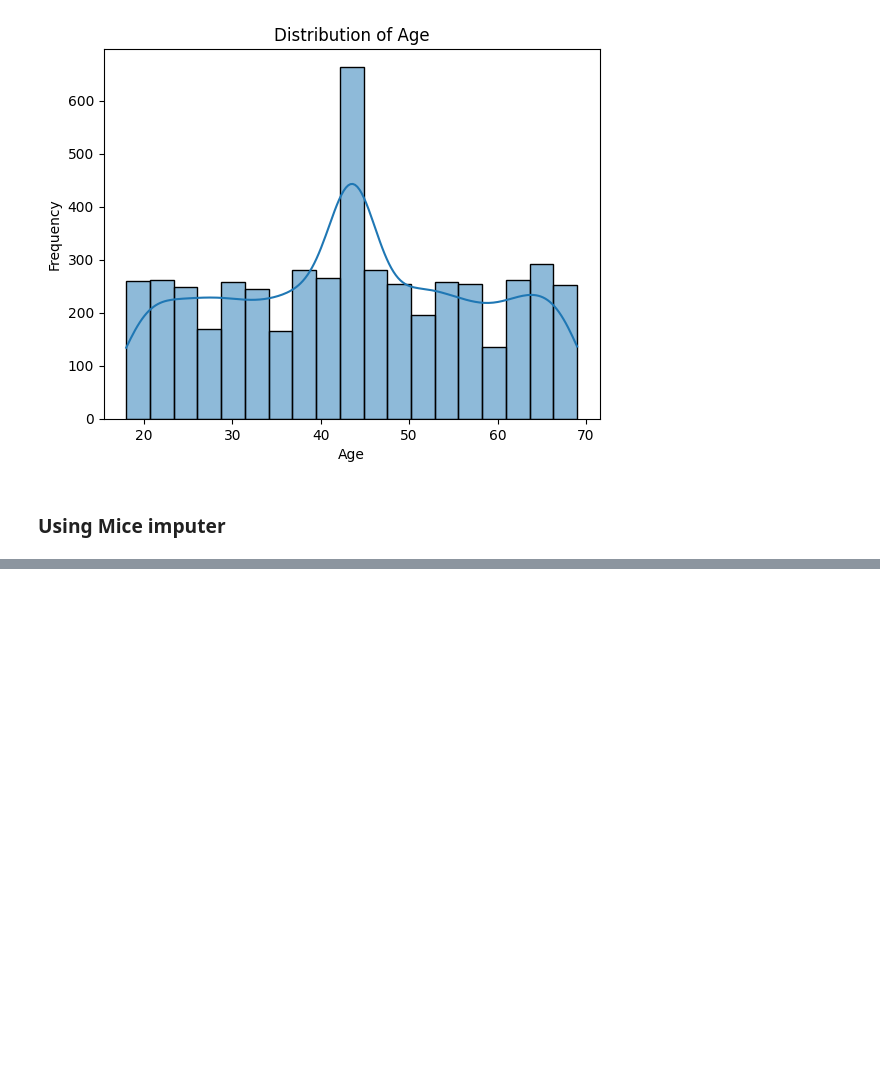
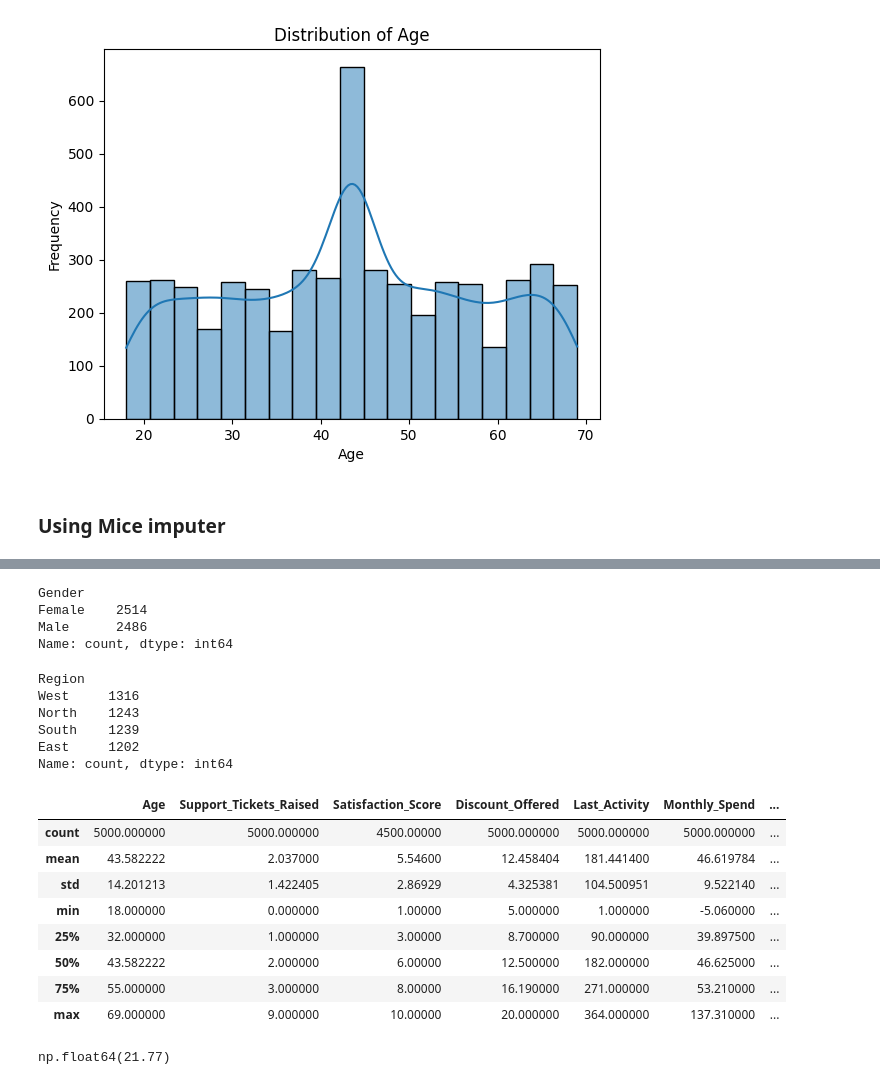
Before and after one commit to hamzasand/ML_from_Scratch, a Jupyter notebook: eda/data/eda.ipynb, the cells around one changed output, grey strips where cells are left out. Drawn from its saved outputs; the diff is of its cells as text; code cells hidden in the pictures; blank space fills up the shorter version.

```diff
--- a/eda/data/eda.ipynb
+++ b/eda/data/eda.ipynb
@@ -147,0 +169,32 @@ df[['Age']] = imputer.fit_transform(df[['Age']])
+# %%
+df['Gender'].value_counts()
+# %% [output]
+Gender
+Female    2514
+Male      2486
+Name: count, dtype: int64
+# %%
+df['Region'].value_counts()
+# %% [output]
+Region
+West     1316
+North    1243
+South    1239
+East     1202
+Name: count, dtype: int64
+# %%
+df.describe()
+# %% [output]
+|  | Age | Support_Tickets_Raised | Satisfaction_Score | Discount_Offered | Last_Activity | Monthly_Spend | ... |
+| count | 5000.000000 | 5000.000000 | 4500.00000 | 5000.000000 | 5000.000000 | 5000.000000 | ... |
+| mean | 43.582222 | 2.037000 | 5.54600 | 12.458404 | 181.441400 | 46.619784 | ... |
+| std | 14.201213 | 1.422405 | 2.86929 | 4.325381 | 104.500951 | 9.522140 | ... |
+| min | 18.000000 | 0.000000 | 1.00000 | 5.000000 | 1.000000 | -5.060000 | ... |
+| 25% | 32.000000 | 1.000000 | 3.00000 | 8.700000 | 90.000000 | 39.897500 | ... |
+| 50% | 43.582222 | 2.000000 | 6.00000 | 12.500000 | 182.000000 | 46.625000 | ... |
+| 75% | 55.000000 | 3.000000 | 8.00000 | 16.190000 | 271.000000 | 53.210000 | ... |
+| max | 69.000000 | 9.000000 | 10.00000 | 20.000000 | 364.000000 | 137.310000 | ... |
+# %%
+df[df['Monthly_Spend'] > 0]['Monthly_Spend'].min()
+# %% [output]
+np.float64(21.77)
```
Also changed, not shown: parts of 18 cells of this notebook.
